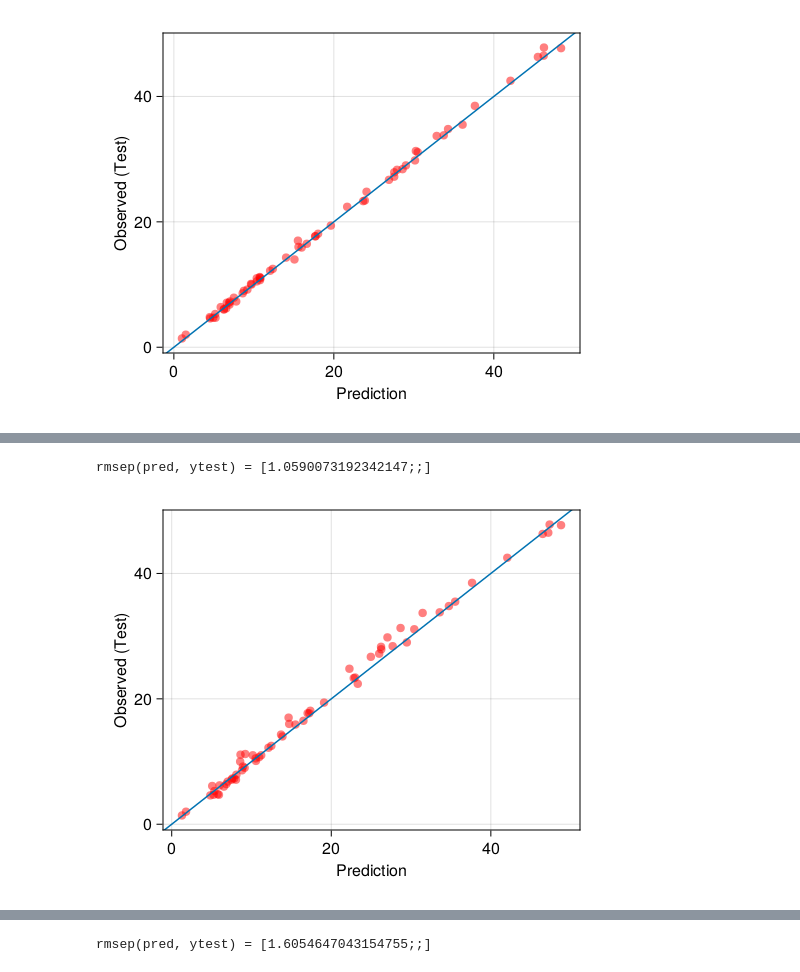
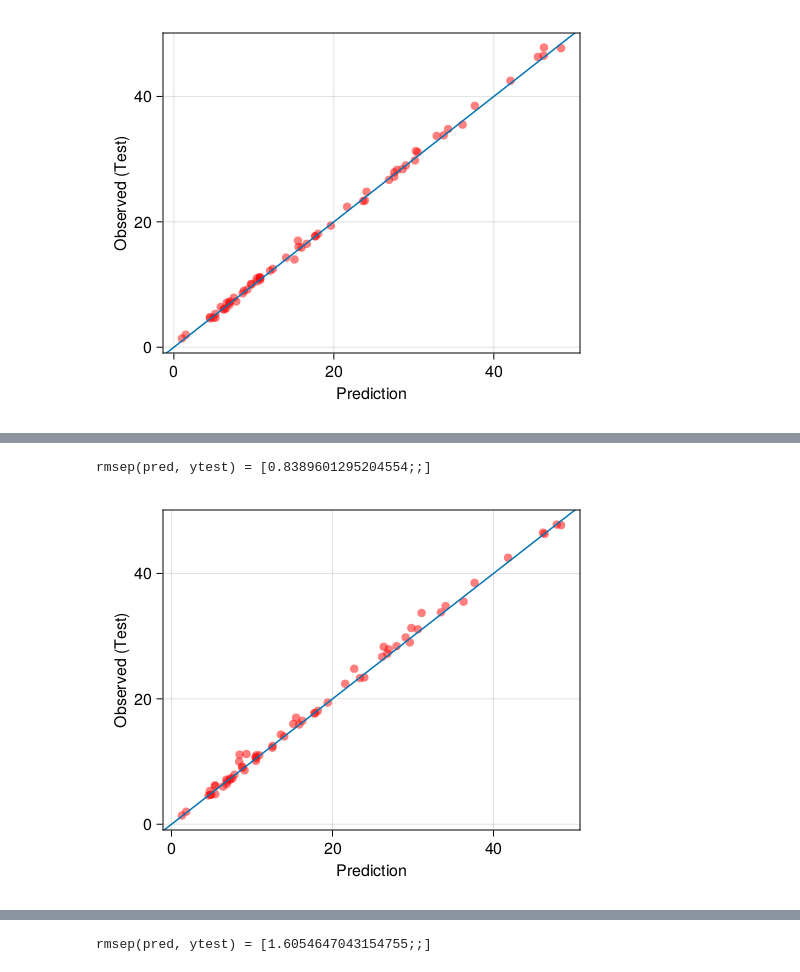
Before and after one commit to mlesnoff/JchemoDemo, a Jupyter notebook: Examples_Jchemo/ipynb/Regression/tecator_gridcv_all_models.ipynb, the cells around one changed output, grey strips where cells are left out. Drawn from its saved outputs; the diff is of its cells as text; code cells hidden in the pictures.

```diff
--- a/Examples_Jchemo/ipynb/Regression/tecator_gridcv_all_models.ipynb
+++ b/Examples_Jchemo/ipynb/Regression/tecator_gridcv_all_models.ipynb
@@ -297,26 +316,26 @@ rmsep(pred, ytest) = [0.904229275829294;;]
 # %%
 #### LWPLSR-AVG
-nlvdis = [10; 15; 25] ; metric = ["mahal"]
-h = [1; 2; 6; Inf] ; k = [50; 100; 150]
-nlv = ["0:10"; "0:20"; "0:30"]
-pars = mpar(nlvdis = nlvdis, metric = metric, h = h,
-    k = k, nlv = nlv)
+nlvdis = [10; 15] ; metric = ["mahal"]
+h = [1; 2; 5; Inf] ; k = [30; 50; 100]
+nlv = ["1:5", "1:10"]
+pars = mpar(nlvdis = nlvdis, metric = metric,
+    h = h, k = k, nlv = nlv)
 length(pars[1])
 res = gridcv(Xtrain, ytrain; segm = segm_slow,
     score = rmsep, fun = lwplsravg, pars = pars,
     verbose = false).res
 u = findall(res.y1 .== minimum(res.y1))[1]
 res[u, :]
 fm = lwplsravg(Xtrain, ytrain; nlvdis = res.nlvdis[u],
     metric = res.metric[u], h = res.h[u], k = res.k[u],
     nlv = res.nlv[u]) ;
 pred = Jchemo.predict(fm, Xtest).pred
 @show rmsep(pred, ytest)
 plotxy(vec(pred), ytest; resolution = (500, 400),
     color = (:red, .5), bisect = true,
     xlabel = "Prediction", ylabel = "Observed (Test)").f
 # %% [output]
-rmsep(pred, ytest) = [1.0590073192342147;;]
+rmsep(pred, ytest) = [0.8389601295204554;;]
-[figure, old version]
+[figure, new version]
 # %%
 #### LWPLSR-S
```
Also changed, not shown: parts of 10 cells of this notebook, 14 other files.
